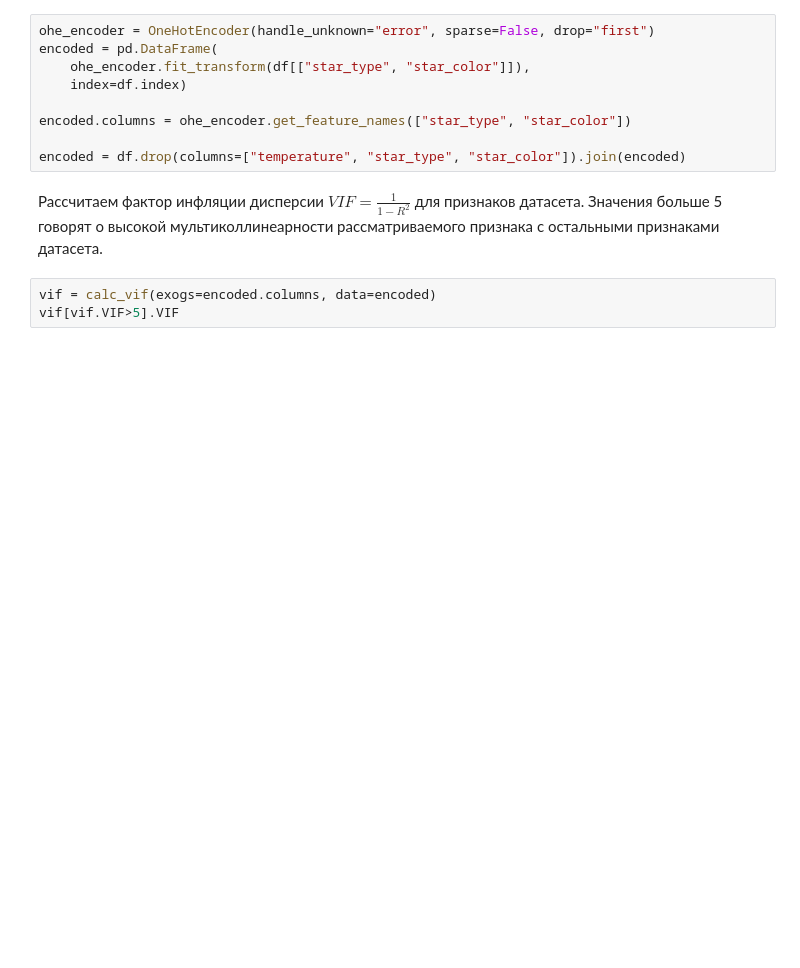
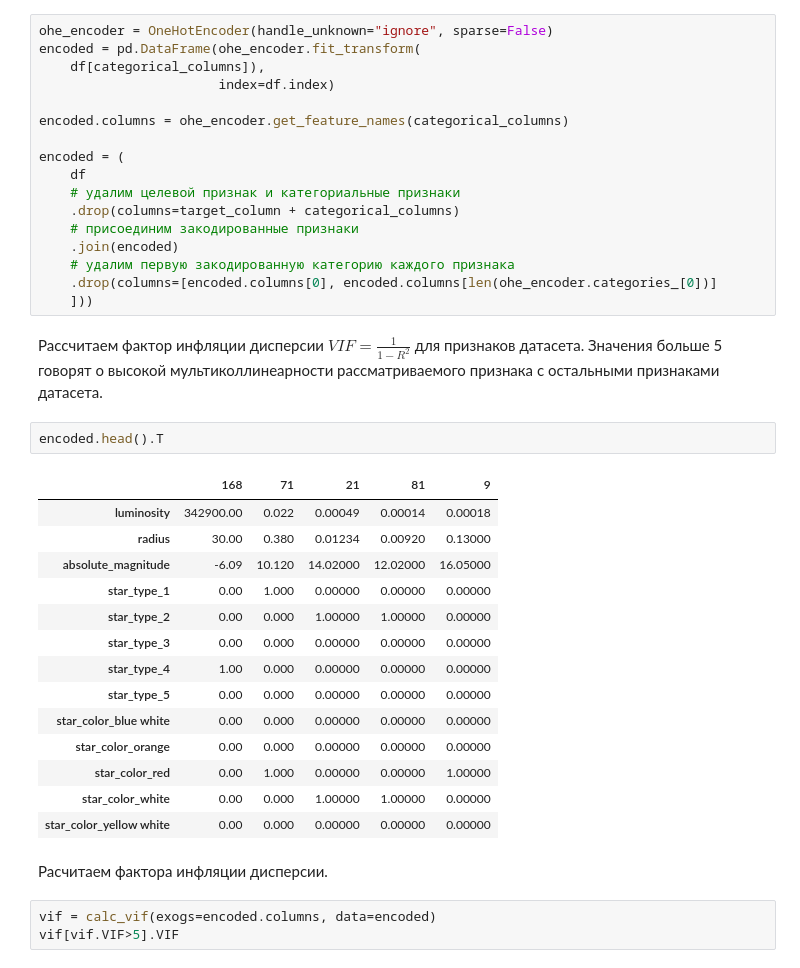
Before and after one commit to dimdasci/yp14-torch-nn-refression, a Jupyter notebook: notebooks/yp14-star-temperature-prediction.ipynb, the cells around one changed output. Cells and saved outputs as stored; diff of their text form; blank space fills up the shorter version.

Commit message:
data preprocessing

```diff
--- a/notebooks/yp14-star-temperature-prediction.ipynb
+++ b/notebooks/yp14-star-temperature-prediction.ipynb
@@ -540,16 +541,43 @@ plt.show()
 
 Закодируем категориальные признаки и подготовим датасет для анализа.
 # %%
-ohe_encoder = OneHotEncoder(handle_unknown="error", sparse=False, drop="first")
-encoded = pd.DataFrame(
-    ohe_encoder.fit_transform(df[["star_type", "star_color"]]),
-    index=df.index)
+ohe_encoder = OneHotEncoder(handle_unknown="ignore", sparse=False)
+encoded = pd.DataFrame(ohe_encoder.fit_transform(
+    df[categorical_columns]),
+                       index=df.index)
 
-encoded.columns = ohe_encoder.get_feature_names(["star_type", "star_color"])
+encoded.columns = ohe_encoder.get_feature_names(categorical_columns)
 
-encoded = df.drop(columns=["temperature", "star_type", "star_color"]).join(encoded)
+encoded = (
+    df
+    # удалим целевой признак и категориальные признаки
+    .drop(columns=target_column + categorical_columns)
+    # присоединим закодированные признаки
+    .join(encoded)
+    # удалим первую закодированную категорию каждого признака
+    .drop(columns=[encoded.columns[0], encoded.columns[len(ohe_encoder.categories_[0])]
+    ]))
 # %% [markdown]
 Рассчитаем фактор инфляции дисперсии $\mathit{VIF} = \frac{1}{1 - R^2}$ для признаков датасета. Значения больше 5 говорят о высокой мультиколлинеарности рассматриваемого признака с остальными признаками датасета.
+# %%
+encoded.head().T
+# %% [output]
+|  | 168 | 71 | 21 | 81 | 9 |
+| luminosity | 342900.00 | 0.022 | 0.00049 | 0.00014 | 0.00018 |
+| radius | 30.00 | 0.380 | 0.01234 | 0.00920 | 0.13000 |
+| absolute_magnitude | -6.09 | 10.120 | 14.02000 | 12.02000 | 16.05000 |
+| star_type_1 | 0.00 | 1.000 | 0.00000 | 0.00000 | 0.00000 |
+| star_type_2 | 0.00 | 0.000 | 1.00000 | 1.00000 | 0.00000 |
+| star_type_3 | 0.00 | 0.000 | 0.00000 | 0.00000 | 0.00000 |
+| star_type_4 | 1.00 | 0.000 | 0.00000 | 0.00000 | 0.00000 |
+| star_type_5 | 0.00 | 0.000 | 0.00000 | 0.00000 | 0.00000 |
+| star_color_blue white | 0.00 | 0.000 | 0.00000 | 0.00000 | 0.00000 |
+| star_color_orange | 0.00 | 0.000 | 0.00000 | 0.00000 | 0.00000 |
+| star_color_red | 0.00 | 1.000 | 0.00000 | 0.00000 | 1.00000 |
+| star_color_white | 0.00 | 0.000 | 1.00000 | 1.00000 | 0.00000 |
+| star_color_yellow white | 0.00 | 0.000 | 0.00000 | 0.00000 | 0.00000 |
+# %% [markdown]
+Расчитаем фактора инфляции дисперсии.
 # %%
 vif = calc_vif(exogs=encoded.columns, data=encoded)
 vif[vif.VIF>5].VIF
```
Also changed, not shown: parts of 28 cells of this notebook.
